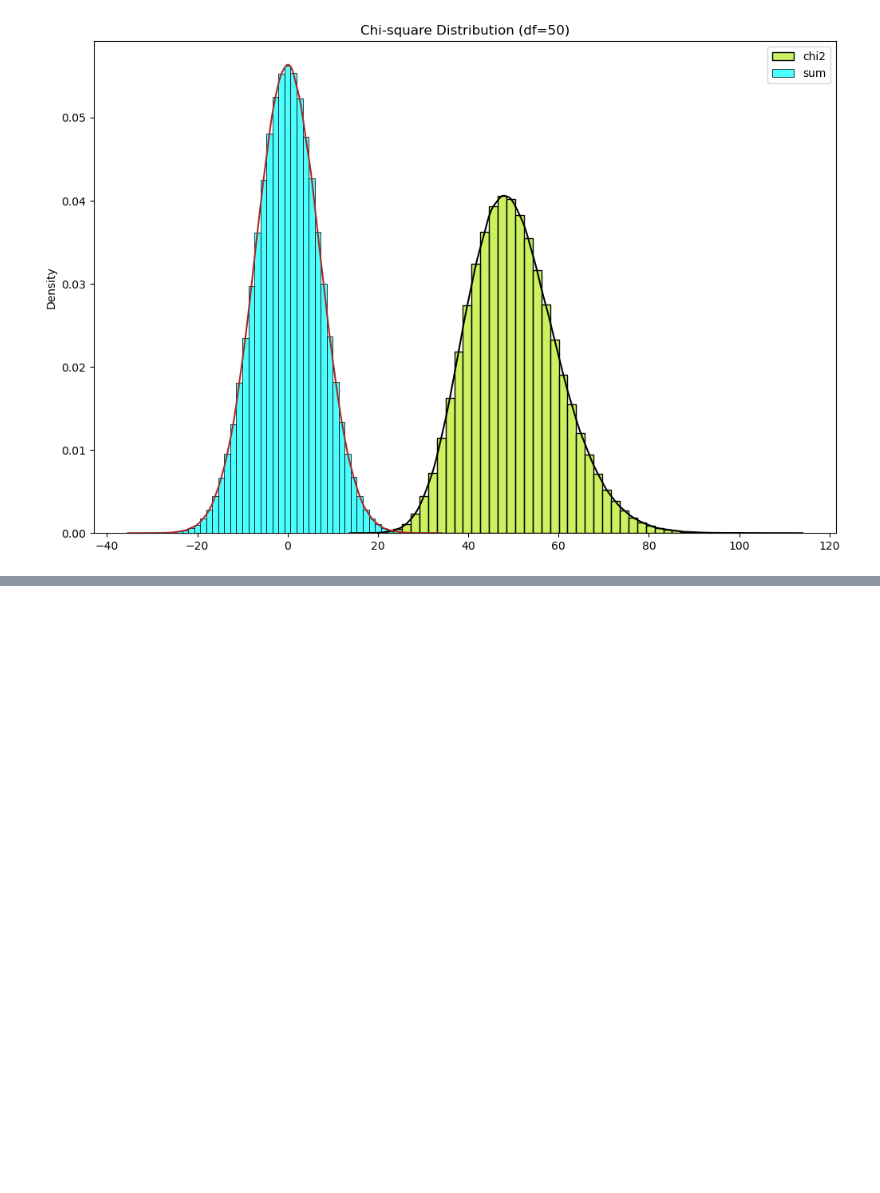
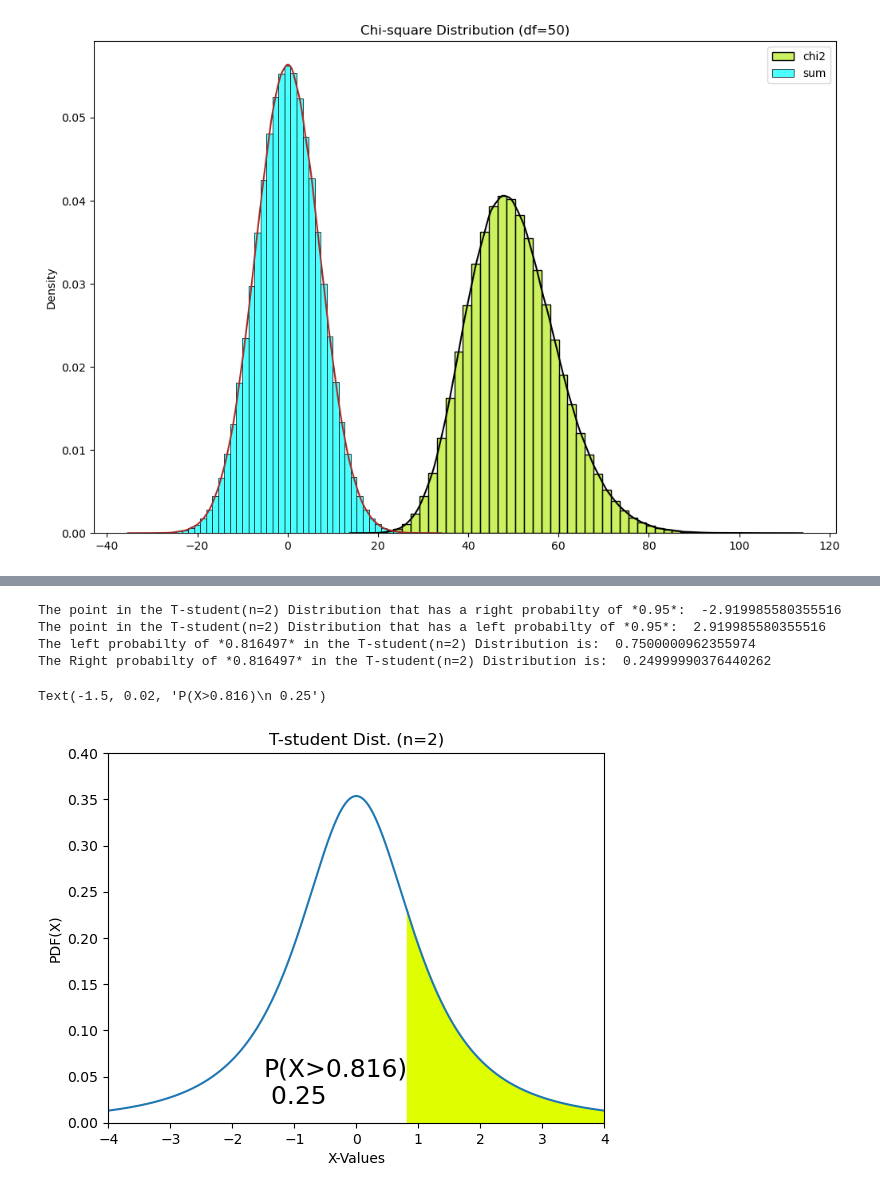
Before and after one commit to AugustinCablant/Statistics-and-Probability, a Jupyter notebook: Continuous Random Variables.ipynb, the cells around one changed output, grey strips where cells are left out. Saved outputs shown, nothing was run; the diff lists cells and outputs as text; code cells hidden in the pictures; blank space fills up the shorter version.

```diff
--- a/Continuous Random Variables.ipynb
+++ b/Continuous Random Variables.ipynb
@@ -318,0 +516,34 @@ Text(0.5, 1.0, 'Chi-square Distribution (df=50)')
+# %%
+p = 0.95
+df = 2
+print(f'The point in the T-student(n={df}) Distribution that has a right probabilty of *{p}*: ', t.isf(p, df))
+print(f'The point in the T-student(n={df}) Distribution that has a left probabilty of *{p}*: ', t.isf(1-p, df))
+
+X = 0.816497
+df = 2
+print(f'The left probabilty of *{X}* in the T-student(n={df}) Distribution is: ', t.cdf(X,df))
+print(f'The Right probabilty of *{X}* in the T-student(n={df}) Distribution is: ', t.sf(X,df))
+
+fig, ax = plt.subplots()
+#Distribution curve
+x= np.arange(-4, 4, 0.001)
+ax.plot(x, t.pdf(x, df))
+ax.set_title(f'T-student Dist. (n={df})')
+ax.set_xlabel('X-Values')
+ax.set_ylabel('PDF(X)')
+
+#Fill_between
+px=np.arange(X, 4, 0.001)
+ax.set_ylim(0, 0.4)
+ax.set_xlim(-4, 4)
+ax.fill_between(px, t.pdf(px, df), color='#DFFF00')
+
+prob = t.sf(X, df)
+ax.text(-1.5, 0.02, f'P(X>{np.round(X, 3)})\n {np.round(prob, 2)}', fontsize=18)
+# %% [output]
+The point in the T-student(n=2) Distribution that has a right probabilty of *0.95*:  -2.919985580355516
+The point in the T-student(n=2) Distribution that has a left probabilty of *0.95*:  2.919985580355516
+The left probabilty of *0.816497* in the T-student(n=2) Distribution is:  0.7500000962355974
+The Right probabilty of *0.816497* in the T-student(n=2) Distribution is:  0.24999990376440262
+Text(-1.5, 0.02, 'P(X>0.816)\n 0.25')
+[figure, added]
```
Also changed, not shown: parts of 26 cells of this notebook.
